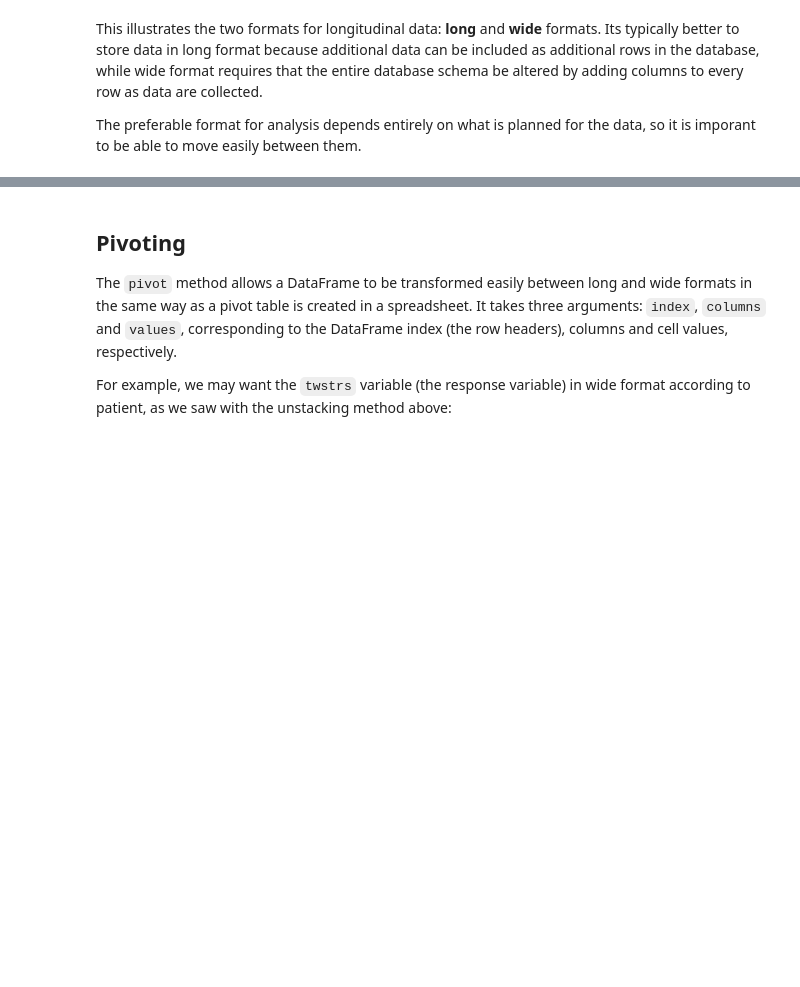
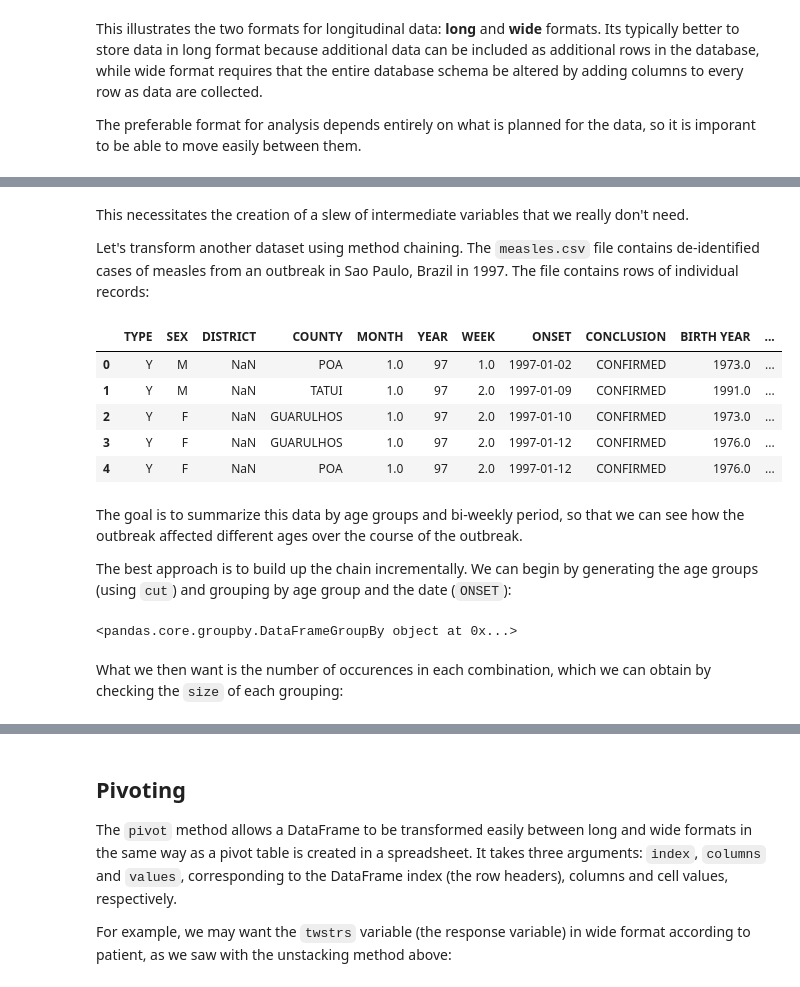
Before and after one commit to fonnesbeck/ngcm_pandas_2016, a Jupyter notebook: notebooks/1.4 - Pandas Best Practices.ipynb, the cells around one changed output, grey strips where cells are left out. Saved outputs shown, nothing was run; the diff lists cells and outputs as text; code cells hidden in the pictures; blank space fills up the shorter version.

```diff
--- a/notebooks/1.4 - Pandas Best Practices.ipynb
+++ b/notebooks/1.4 - Pandas Best Practices.ipynb
@@ -144,0 +167,25 @@ The preferable format for analysis depends entirely on what is planned for the d
+# %% [markdown]
+This necessitates the creation of a slew of intermediate variables that we really don't need.
+
+Let's transform another dataset using method chaining. The `measles.csv` file contains de-identified cases of measles from an outbreak in Sao Paulo, Brazil in 1997. The file contains rows of individual records:
+# %%
+measles = pd.read_csv("../data/measles.csv", index_col=0, encoding='latin-1', parse_dates=['ONSET'])
+measles.head()
+# %% [output]
+|  | TYPE | SEX | DISTRICT | COUNTY | MONTH | YEAR | WEEK | ONSET | CONCLUSION | BIRTH YEAR | ... |
+| 0 | Y | M | NaN | POA | 1.0 | 97 | 1.0 | 1997-01-02 | CONFIRMED | 1973.0 | ... |
+| 1 | Y | M | NaN | TATUI | 1.0 | 97 | 2.0 | 1997-01-09 | CONFIRMED | 1991.0 | ... |
+| 2 | Y | F | NaN | GUARULHOS | 1.0 | 97 | 2.0 | 1997-01-10 | CONFIRMED | 1973.0 | ... |
+| 3 | Y | F | NaN | GUARULHOS | 1.0 | 97 | 2.0 | 1997-01-12 | CONFIRMED | 1976.0 | ... |
+| 4 | Y | F | NaN | POA | 1.0 | 97 | 2.0 | 1997-01-12 | CONFIRMED | 1976.0 | ... |
+# %% [markdown]
+The goal is to summarize this data by age groups and bi-weekly period, so that we can see how the outbreak affected different ages over the course of the outbreak.
+
+The best approach is to build up the chain incrementally. We can begin by generating the age groups (using `cut`) and grouping by age group and the date (`ONSET`):
+# %%
+(measles.assign(AGE_GROUP=pd.cut(measles.YEAR_AGE, [0,5,10,15,20,25,30,35,40,100], right=False))
+                        .groupby(['ONSET', 'AGE_GROUP']))
+# %% [output]
+<pandas.core.groupby.DataFrameGroupBy object at 0x...>
+# %% [markdown]
+What we then want is the number of occurences in each combination, which we can obtain by checking the `size` of each grouping:
```
Also changed, not shown: parts of 16 cells of this notebook, 3 other files.
